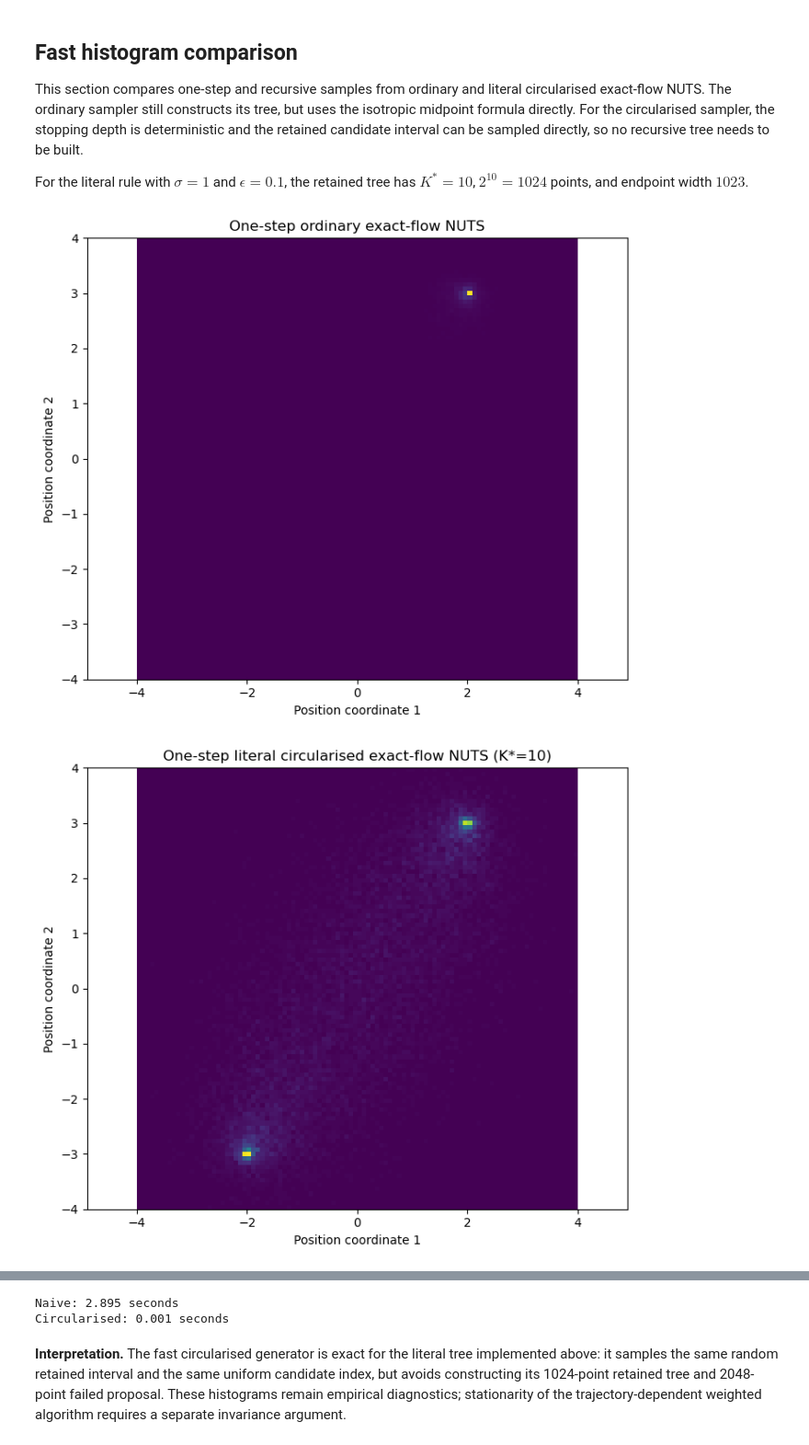
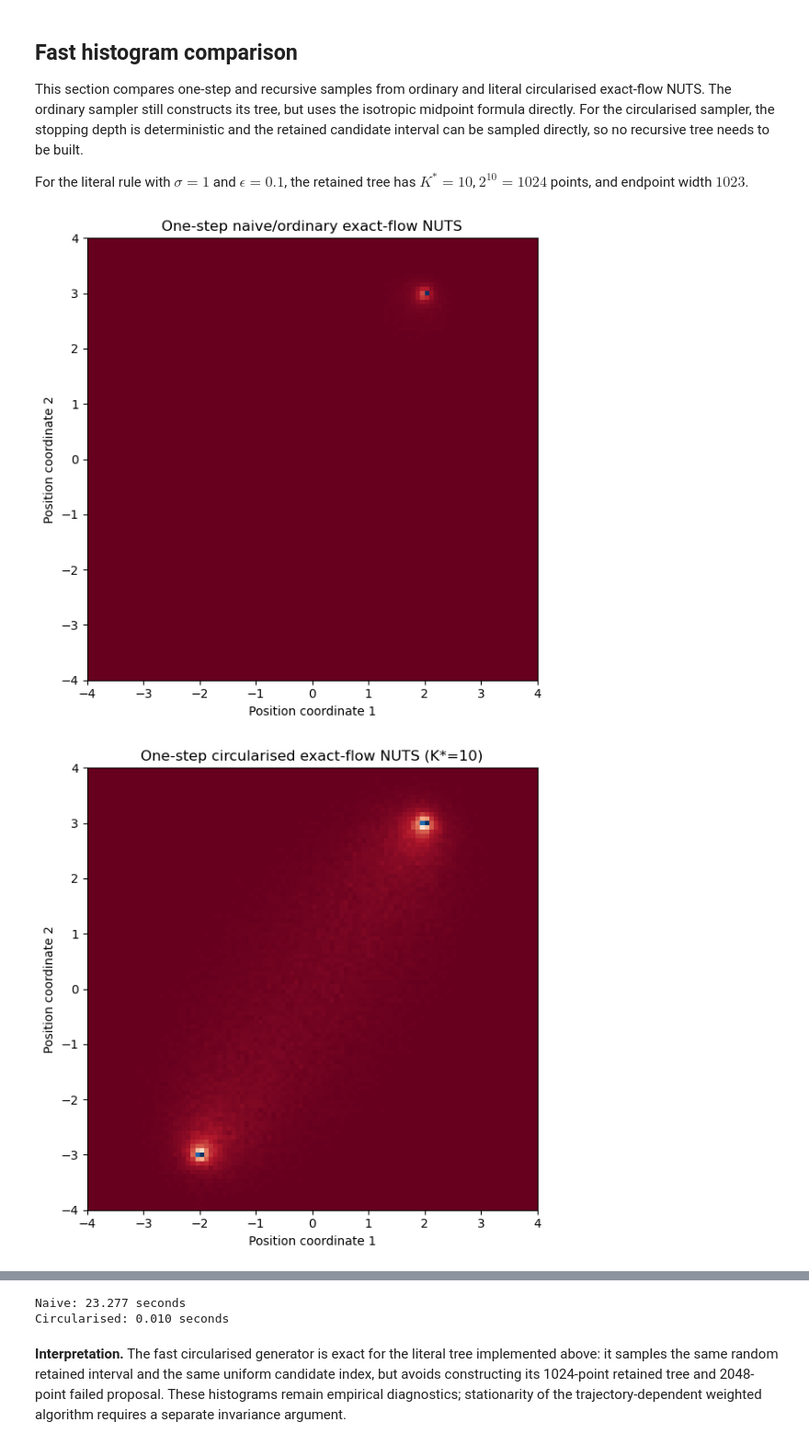
Before and after one commit to PZhou114/NUTS_simulation, a Jupyter notebook: weighted_circularisation_NUTS_optimised.ipynb, the cells around one changed output, grey strips where cells are left out. Shown at 92% size. Drawn from its saved outputs; the diff is of its cells as text; code cells hidden in the pictures.

```diff
--- a/weighted_circularisation_NUTS_optimised.ipynb
+++ b/weighted_circularisation_NUTS_optimised.ipynb
@@ -1422,7 +1422,7 @@ def _plot_histogram_2d(
     title,
     burn_in=0,
     bins=100,
-    plot_range=((-4, 4), (-4, 4)),
+    plot_range=[[-4, 4], [-4, 4]]
 ):
     """Plot one two-dimensional histogram."""
     if samples.ndim != 2 or samples.shape[1] < 2:
@@ -1434,18 +1434,19 @@ def _plot_histogram_2d(
             "burn_in must satisfy 0 <= burn_in < n_samples."
         )
 
-    plt.figure(figsize=(7, 6))
+    plt.figure(figsize=(6, 6))
     plt.hist2d(
         samples[burn_in:, 0],
         samples[burn_in:, 1],
         bins=bins,
         range=plot_range,
+        cmap="RdBu",
         density=True,
     )
     plt.xlabel("Position coordinate 1")
     plt.ylabel("Position coordinate 2")
     plt.title(title)
-    plt.axis("equal")
+    # plt.axis("equal")
     plt.tight_layout()
     plt.show()
 
@@ -1465,15 +1466,15 @@ def plot_sampler_eval_fast(
     """
     Plot ordinary and literal circularised sample histograms.
 
-    The two methods receive distinct reproducible random streams.
+    The two methods receive distinct reproducible random streams (different seeds).
     """
     seed_sequence = np.random.SeedSequence(seed)
     naive_seed, circular_seed = [
         int(child.generate_state(1)[0])
         for child in seed_sequence.spawn(2)
-    ]
+    ]  # reproducible but distinct seeds for the two methods
 
-    naive_samples = sample_naive_histogram_fast(
+    naive_samples = sample_naive_histogram(
         focus=focus,
         x0=x0,
         sigma=sigma,
@@ -1484,7 +1485,7 @@ def plot_sampler_eval_fast(
     )
 
     circular_samples, circular_info = (
-        sample_circularised_histogram_fast(
+        sample_circularised_histogram(
             focus=focus,
             x0=x0,
             sigma=sigma,
@@ -1501,21 +1502,21 @@ def plot_sampler_eval_fast(
 
     _plot_histogram_2d(
         naive_samples,
-        title=f"{focus_label} ordinary exact-flow NUTS",
+        title=f"{focus_label} naive/ordinary exact-flow NUTS",
         burn_in=burn_in,
         bins=bins,
-        plot_range=plot_range,
+        plot_range=plot_range
     )
 
     _plot_histogram_2d(
         circular_samples,
         title=(
-            f"{focus_label} literal circularised exact-flow NUTS "
+            f"{focus_label} circularised exact-flow NUTS "
             f"(K*={circular_info['K_star']})"
         ),
         burn_in=burn_in,
         bins=bins,
-        plot_range=plot_range,
+        plot_range=plot_range
     )
 
     return {
@@ -1655,15 +1656,18 @@ circ_para = {
     "eta": 1.0,
 }
 
+x0 = np.array([2.0, 3.0])
+n_samples = int(1e5)
+
 if RUN_SAMPLING_DIAGNOSTICS:
-    x0_hist = np.array([2.0, 3.0])
+    x0_hist = x0
 
     one_step_result = plot_sampler_eval(
         focus="1-step",
         x0=x0_hist,
         naive_para=naive_para,
         circ_para=circ_para,
-        n_samples=10_000,
+        n_samples=n_samples,
         burn_in=0,
         max_depth=20,
         bins=100,
@@ -1675,43 +1679,42 @@ if RUN_SAMPLING_DIAGNOSTICS:
         x0=x0_hist,
         naive_para=naive_para,
         circ_para=circ_para,
-        n_samples=10_000,
+        n_samples=n_samples,
         burn_in=0,
         max_depth=20,
         bins=100,
         seed=1,
     )
 
 if RUN_SPEED_BENCHMARK:
     from time import perf_counter
 
-    x0_benchmark = np.array([0.01, 0.0])
-    n_benchmark = 10_000
+    x0_benchmark = x0
 
     start = perf_counter()
-    _ = sample_naive_histogram_fast(
+    _ = sample_naive_histogram(
         focus="1-step",
         x0=x0_benchmark,
-        n_samples=n_benchmark,
+        n_samples=n_samples,
         sigma=1.0,
         epsilon=0.1,
         seed=0,
     )
     naive_seconds = perf_counter() - start
 
     start = perf_counter()
-    _, _ = sample_circularised_histogram_fast(
+    _, _ = sample_circularised_histogram(
         focus="1-step",
         x0=x0_benchmark,
-        n_samples=n_benchmark,
+        n_samples=n_samples,
         sigma=1.0,
         epsilon=0.1,
         seed=1,
     )
     circular_seconds = perf_counter() - start
 
     print(f"Naive: {naive_seconds:.3f} seconds")
     print(f"Circularised: {circular_seconds:.3f} seconds")
 # %% [output]
-[figure, old version]
+[figure, new version]
-[figure, old version]
+[figure, new version]
@@ -1720,5 +1723,5 @@ if RUN_SPEED_BENCHMARK:
-Naive: 2.895 seconds
-Circularised: 0.001 seconds
+Naive: 23.277 seconds
+Circularised: 0.010 seconds
 # %% [markdown]
 **Interpretation.** The fast circularised generator is exact for the literal tree implemented above: it samples the same random retained interval and the same uniform candidate index, but avoids constructing its 1024-point retained tree and 2048-point failed proposal. These histograms remain empirical diagnostics; stationarity of the trajectory-dependent weighted algorithm requires a separate invariance argument.
 # %% [markdown]
```
Also changed, not shown: parts of 3 cells of this notebook.
